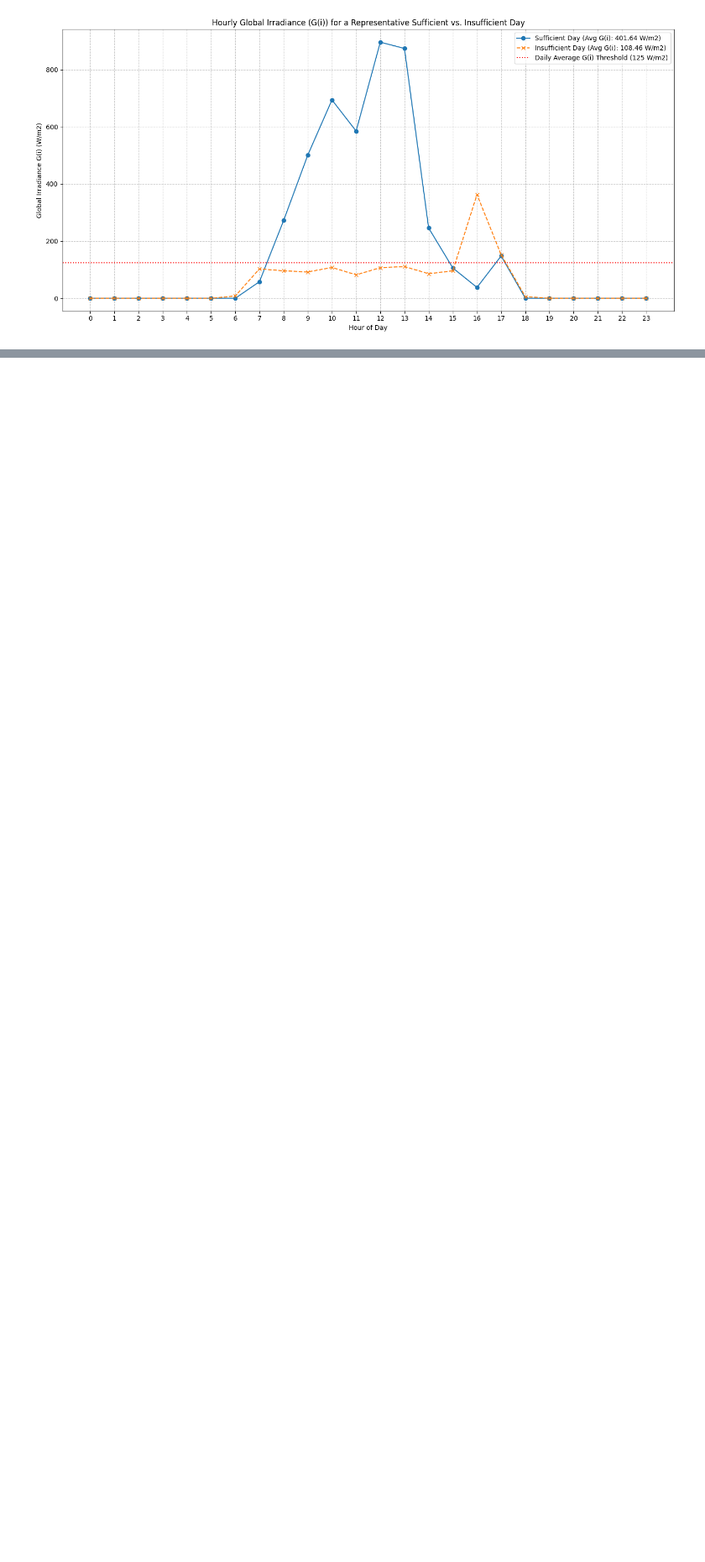
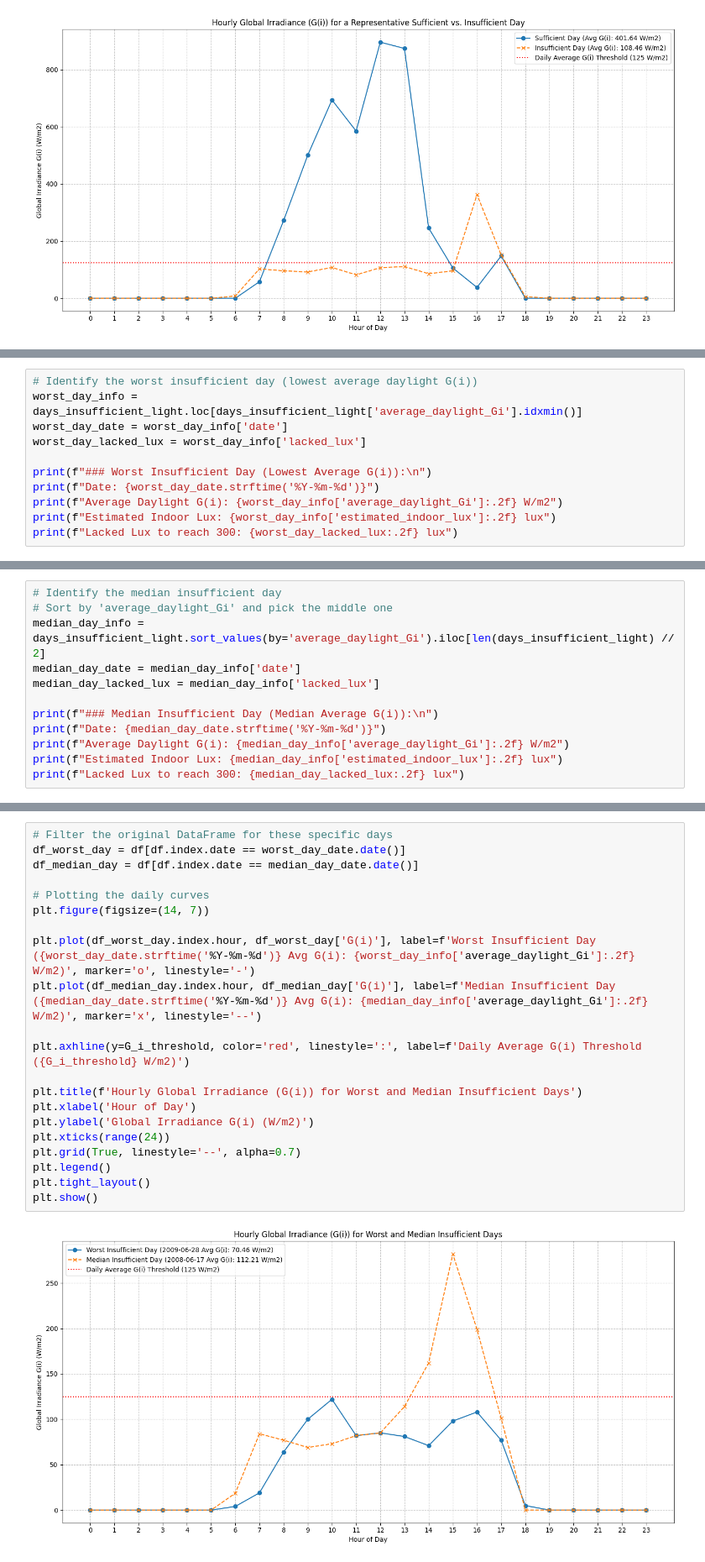
Before and after one commit to hmnaz213/native, a Jupyter notebook: z1_bedroom_lighting_design.ipynb, the cells around one changed output, grey strips where cells are left out. Shown at 84% size. Cells and saved outputs as stored; diff of their text form; blank space fills up the shorter version.

```diff
--- a/z1_bedroom_lighting_design.ipynb
+++ b/z1_bedroom_lighting_design.ipynb
@@ -319,0 +367,11 @@ plt.show()
+# %%
+# Identify the worst insufficient day (lowest average daylight G(i))
+worst_day_info = days_insufficient_light.loc[days_insufficient_light['average_daylight_Gi'].idxmin()]
+worst_day_date = worst_day_info['date']
+worst_day_lacked_lux = worst_day_info['lacked_lux']
+
+print(f"### Worst Insufficient Day (Lowest Average G(i)):\n")
+print(f"Date: {worst_day_date.strftime('%Y-%m-%d')}")
+print(f"Average Daylight G(i): {worst_day_info['average_daylight_Gi']:.2f} W/m2")
+print(f"Estimated Indoor Lux: {worst_day_info['estimated_indoor_lux']:.2f} lux")
+print(f"Lacked Lux to reach 300: {worst_day_lacked_lux:.2f} lux")
@@ -319,0 +387,12 @@ plt.show()
+# %%
+# Identify the median insufficient day
+# Sort by 'average_daylight_Gi' and pick the middle one
+median_day_info = days_insufficient_light.sort_values(by='average_daylight_Gi').iloc[len(days_insufficient_light) // 2]
+median_day_date = median_day_info['date']
+median_day_lacked_lux = median_day_info['lacked_lux']
+
+print(f"### Median Insufficient Day (Median Average G(i)):\n")
+print(f"Date: {median_day_date.strftime('%Y-%m-%d')}")
+print(f"Average Daylight G(i): {median_day_info['average_daylight_Gi']:.2f} W/m2")
+print(f"Estimated Indoor Lux: {median_day_info['estimated_indoor_lux']:.2f} lux")
+print(f"Lacked Lux to reach 300: {median_day_lacked_lux:.2f} lux")
@@ -319,0 +408,23 @@ plt.show()
+# %%
+# Filter the original DataFrame for these specific days
+df_worst_day = df[df.index.date == worst_day_date.date()]
+df_median_day = df[df.index.date == median_day_date.date()]
+
+# Plotting the daily curves
+plt.figure(figsize=(14, 7))
+
+plt.plot(df_worst_day.index.hour, df_worst_day['G(i)'], label=f'Worst Insufficient Day ({worst_day_date.strftime('%Y-%m-%d')} Avg G(i): {worst_day_info['average_daylight_Gi']:.2f} W/m2)', marker='o', linestyle='-')
+plt.plot(df_median_day.index.hour, df_median_day['G(i)'], label=f'Median Insufficient Day ({median_day_date.strftime('%Y-%m-%d')} Avg G(i): {median_day_info['average_daylight_Gi']:.2f} W/m2)', marker='x', linestyle='--')
+
+plt.axhline(y=G_i_threshold, color='red', linestyle=':', label=f'Daily Average G(i) Threshold ({G_i_threshold} W/m2)')
+
+plt.title(f'Hourly Global Irradiance (G(i)) for Worst and Median Insufficient Days')
+plt.xlabel('Hour of Day')
+plt.ylabel('Global Irradiance G(i) (W/m2)')
+plt.xticks(range(24))
+plt.grid(True, linestyle='--', alpha=0.7)
+plt.legend()
+plt.tight_layout()
+plt.show()
+# %% [output]
+[figure, added]
```
Also changed, not shown: parts of 12 cells of this notebook.
